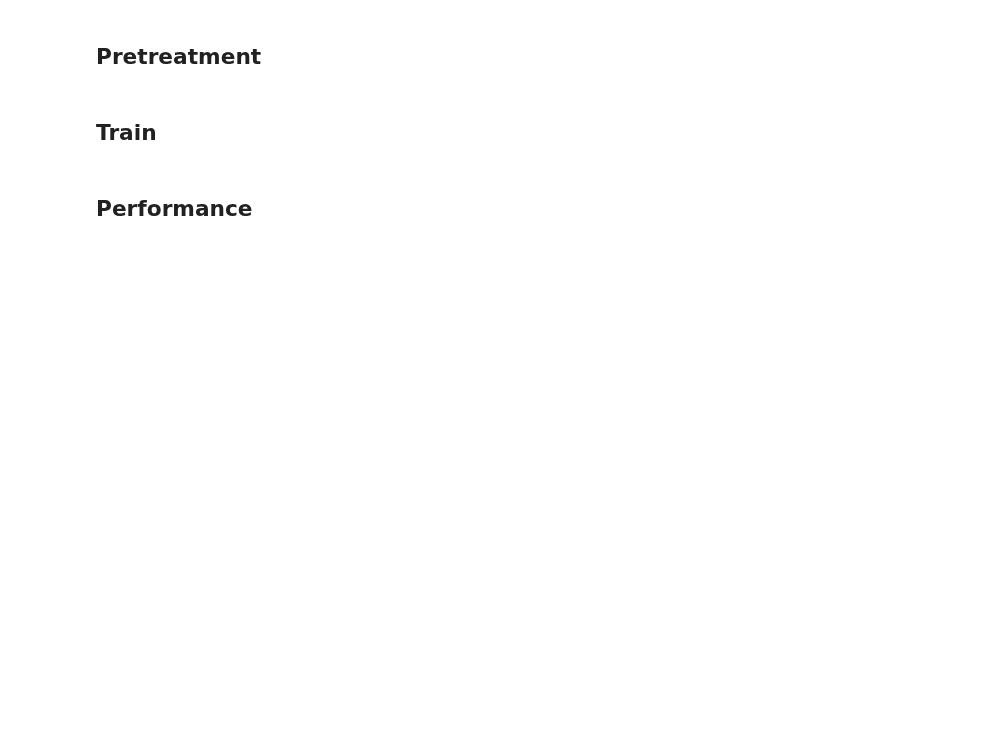
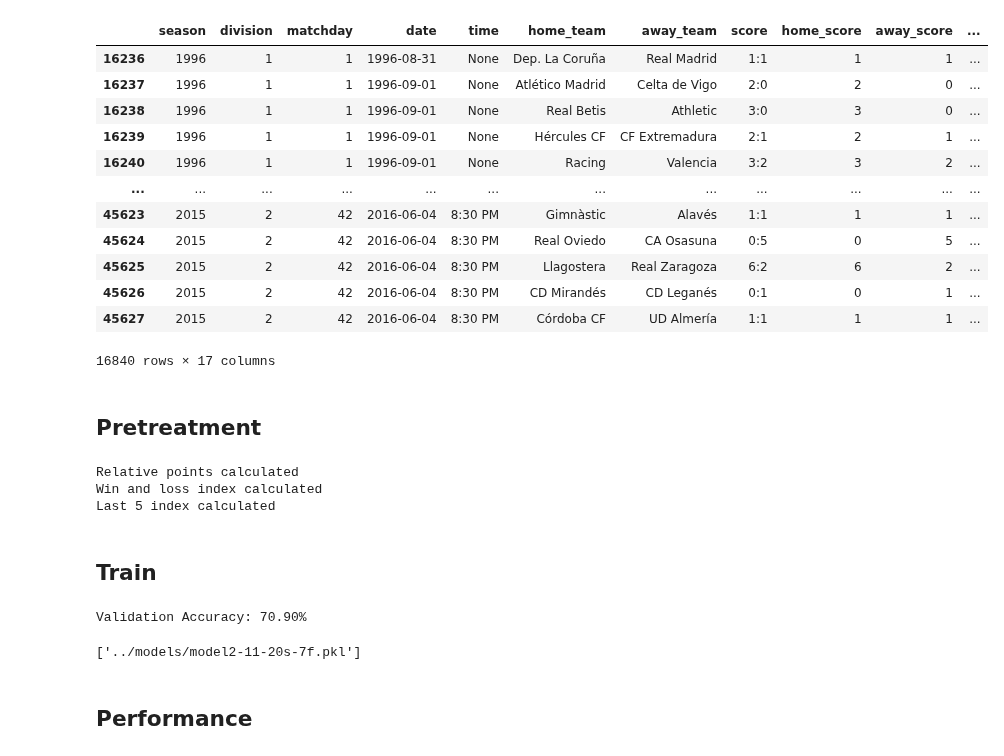
Before and after one commit to tinchit0/la-quiniela, a Jupyter notebook: analysis/PropostaModelConstruction.ipynb, the cells around one changed output. Drawn from its saved outputs; the diff is of its cells as text; code cells hidden in the pictures; blank space fills up the shorter version.

Commit message:
Massa bo per ser real

```diff
--- a/analysis/PropostaModelConstruction.ipynb
+++ b/analysis/PropostaModelConstruction.ipynb
@@ -373,3 +351,41 @@ def last5index(df, df_predict):
+# %%
+# Idea: Punts ultima temporada
+def last_season_position(df, df_predict):
+    """
+    Adds the last season points in a new column.
+    """
+    df_calculate = df.loc[(df['season'] == df_predict['season'].max() - 1)].copy()
+    df_results = calculate_team_results(df_calculate)
+
+    df_predict['last_season_points_home'] = df_predict.apply(
+        lambda row: df_results.loc[df_results['team'] == row['home_team'], 'points'].iloc[0] if row['home_team'] in df_results['team'].values else 0,
+        axis=1
+    )
+
+    df_predict['last_season_points_away'] = df_predict.apply(
+        lambda row: df_results.loc[df_results['team'] == row['away_team'], 'points'].iloc[0] if row['away_team'] in df_results['team'].values else 0,
+        axis=1
+    )
+
+    #if in a row value is 0, it means that the team was not in the last season, so we will fill it with the average of the last season minus 20
+    # Improvement, calcualte mean of the teams that ascend to the league
+    df_predict['last_season_points_home'] = df_predict['last_season_points_home'].replace(0, df_results['points'].mean() - 20)
+    df_predict['last_season_points_away'] = df_predict['last_season_points_away'].replace(0, df_results['points'].mean() - 20)
+    return df_predict
+# %% [output]
+|  | season | division | matchday | date | time | home_team | away_team | score | home_score | away_score | ... |
+| 16236 | 1996 | 1 | 1 | 1996-08-31 | None | Dep. La Coruña | Real Madrid | 1:1 | 1 | 1 | ... |
+| 16237 | 1996 | 1 | 1 | 1996-09-01 | None | Atlético Madrid | Celta de Vigo | 2:0 | 2 | 0 | ... |
+| 16238 | 1996 | 1 | 1 | 1996-09-01 | None | Real Betis | Athletic | 3:0 | 3 | 0 | ... |
+| 16239 | 1996 | 1 | 1 | 1996-09-01 | None | Hércules CF | CF Extremadura | 2:1 | 2 | 1 | ... |
+| 16240 | 1996 | 1 | 1 | 1996-09-01 | None | Racing | Valencia | 3:2 | 3 | 2 | ... |
+| ... | ... | ... | ... | ... | ... | ... | ... | ... | ... | ... | ... |
+| 45623 | 2015 | 2 | 42 | 2016-06-04 | 8:30 PM | Gimnàstic | Alavés | 1:1 | 1 | 1 | ... |
+| 45624 | 2015 | 2 | 42 | 2016-06-04 | 8:30 PM | Real Oviedo | CA Osasuna | 0:5 | 0 | 5 | ... |
+| 45625 | 2015 | 2 | 42 | 2016-06-04 | 8:30 PM | Llagostera | Real Zaragoza | 6:2 | 6 | 2 | ... |
+| 45626 | 2015 | 2 | 42 | 2016-06-04 | 8:30 PM | CD Mirandés | CD Leganés | 0:1 | 0 | 1 | ... |
+| 45627 | 2015 | 2 | 42 | 2016-06-04 | 8:30 PM | Córdoba CF | UD Almería | 1:1 | 1 | 1 | ... |
+16840 rows × 17 columns
 # %% [markdown]
 ## Pretreatment
 # %%
@@ -380,12 +396,21 @@ depth = 20 # Number of seasons to consider for training
 df_train = df.loc[(df["season"] > (train_season - depth)) & (df["season"] <= train_season)].copy()
 
 df_train = inform_relatives_points(df, df_train)
+print("Relative points calculated")
 df_train = inform_win_lost_index(df, df_train)
+print("Win and loss index calculated")
 df_train = last5index(df, df_train)
+print("Last 5 index calculated")
+df_train = last_season_position(df, df_train)
+print("Last season position calculated")
+# %% [output]
+Relative points calculated
+Win and loss index calculated
+Last 5 index calculated
 # %% [markdown]
 ## Train
 # %%
-features = ["win_punct", "lost_punct", "points_relative_index", "last5_home", "last5_away"]
+features = ["win_punct", "lost_punct", "points_relative_index", "last5_home", "last5_away", "last_season_points_home", "last_season_points_away"]
 target = "result"
 
 x_train = df_train[features]
@@ -405,7 +430,10 @@ print(f"Validation Accuracy: {validation_accuracy:.2%}")
 
 #Save the model
 import joblib
-joblib.dump(clf, "../models/model2-11-20s.pkl")
+joblib.dump(clf, "../models/model2-11-20s-7f.pkl")
+# %% [output]
+Validation Accuracy: 70.90%
+['../models/model2-11-20s-7f.pkl']
 # %% [markdown]
 ## Performance
 # %%
```
Also changed, not shown: parts of 9 cells of this notebook.
